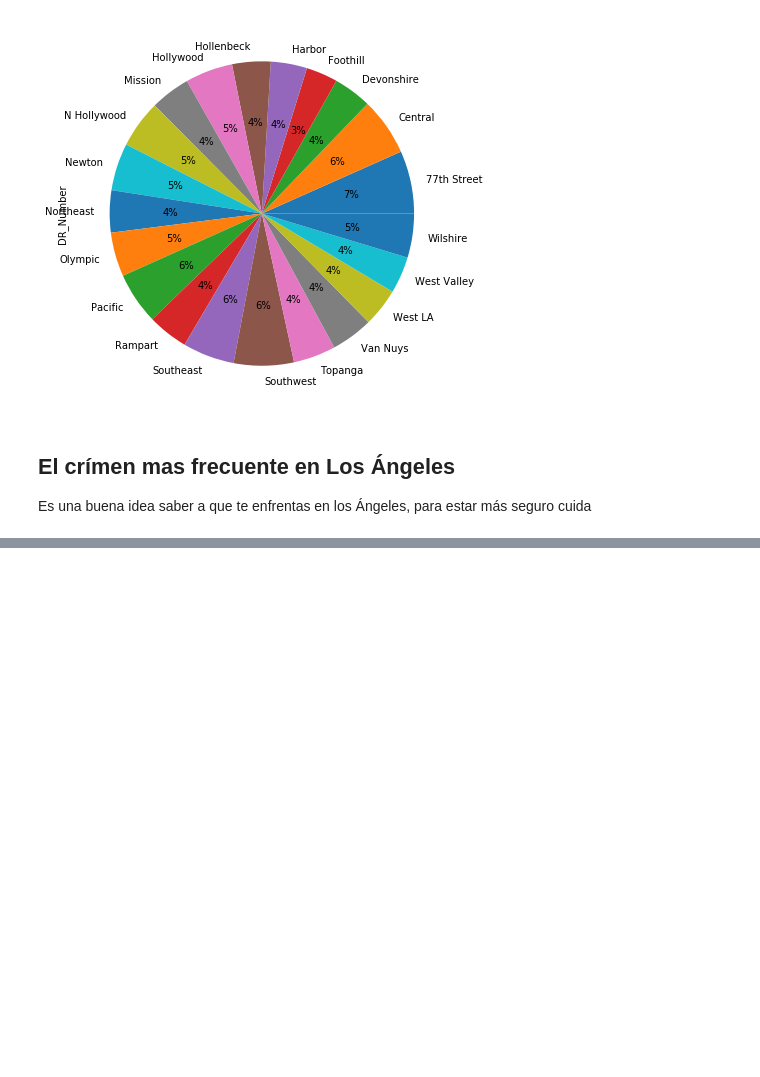
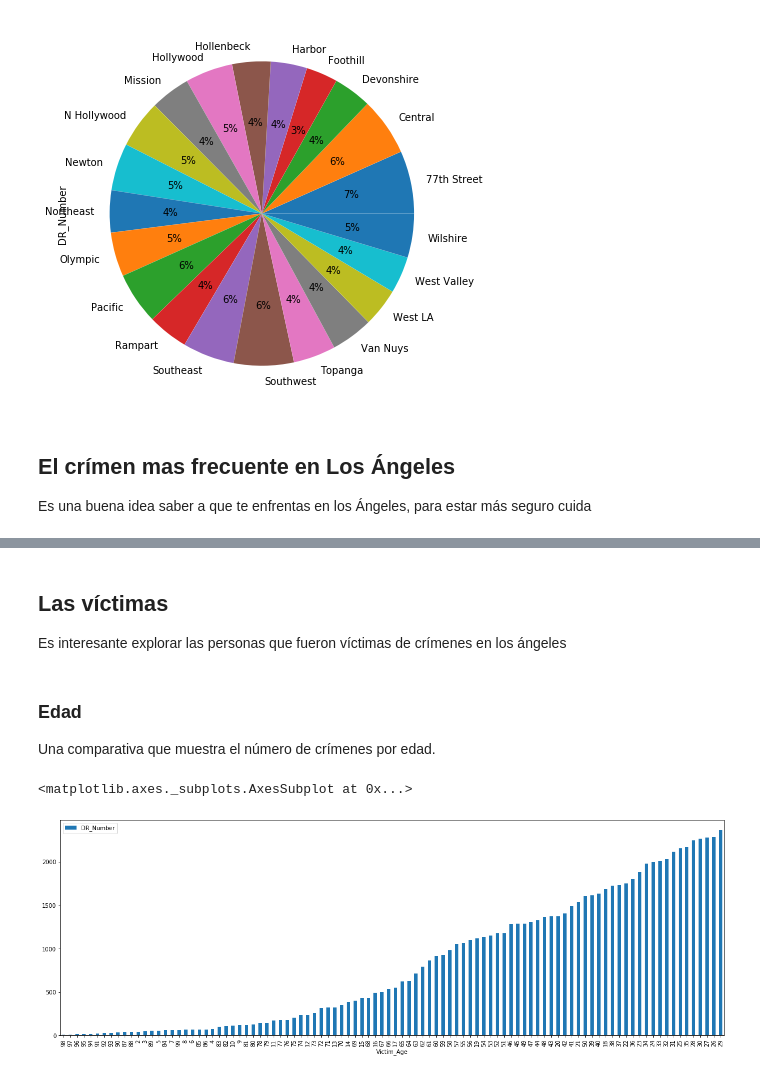
Before and after one commit to 2019-B-GR1-Python/py-murillo-lopez-jose-luis, a Jupyter notebook: informe/proyecto-informe.ipynb, the cells around one changed output, grey strips where cells are left out. Drawn from its saved outputs; the diff is of its cells as text; code cells hidden in the pictures; blank space fills up the shorter version.

```diff
--- a/informe/proyecto-informe.ipynb
+++ b/informe/proyecto-informe.ipynb
@@ -68,0 +90,13 @@ Es una buena idea saber a que te enfrentas en los Ángeles, para estar más segu
+# %% [markdown]
+## Las víctimas
+Es interesante explorar las personas que fueron víctimas de crímenes en los ángeles
+# %% [markdown]
+### Edad
+Una comparativa que muestra el número de crímenes por edad.
+# %%
+df8 = df2019.groupby(df2019.Victim_Age)['DR_Number'].count().sort_values()
+
+df8.reset_index()[df8.reset_index().Victim_Age != 0].plot(kind="bar", x="Victim_Age", y="DR_Number", figsize=(21,7))
+# %% [output]
+<matplotlib.axes._subplots.AxesSubplot at 0x...>
+[figure, added]
```
Also changed, not shown: parts of 19 cells of this notebook.
